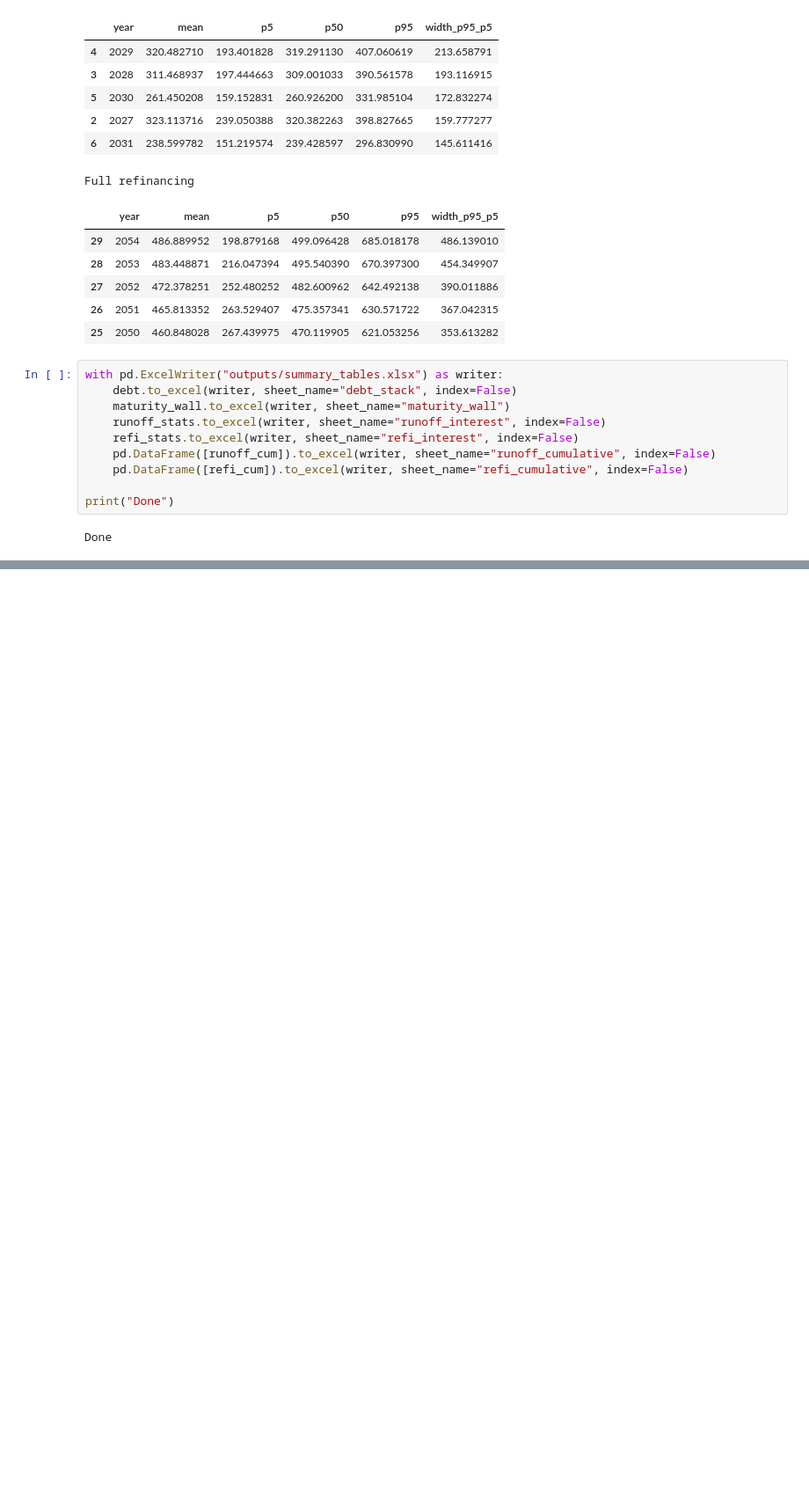
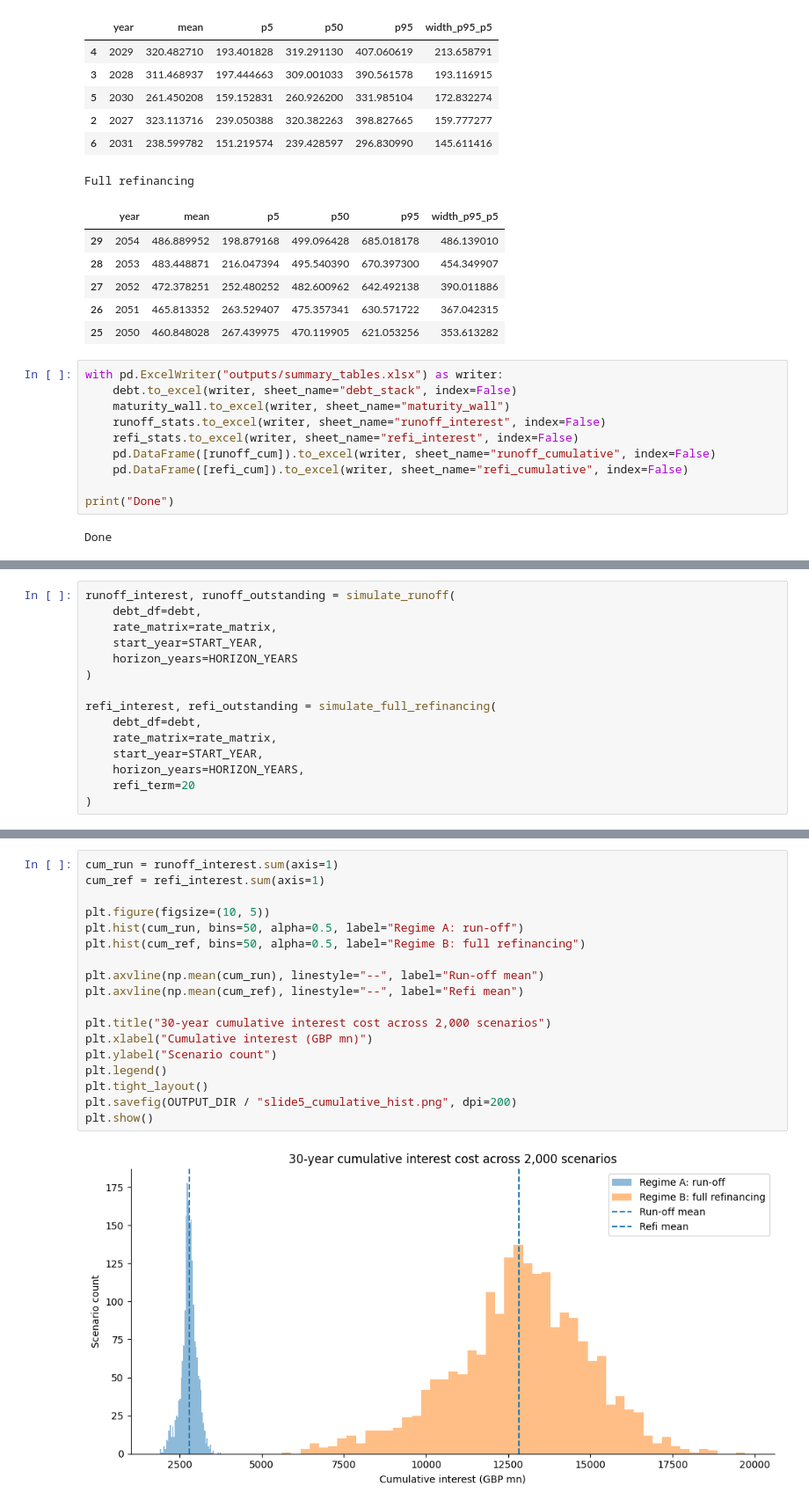
Before and after one commit to shankarvarun01-hash/cadent-debt-sim, a Jupyter notebook: debt_interest_simulation.ipynb, the cells around one changed output, grey strips where cells are left out. Shown at 88% size. Cells and saved outputs as stored; diff of their text form; blank space fills up the shorter version.

```diff
--- a/debt_interest_simulation.ipynb
+++ b/debt_interest_simulation.ipynb
@@ -295,0 +645,15 @@ Done
+# %%
+runoff_interest, runoff_outstanding = simulate_runoff(
+    debt_df=debt,
+    rate_matrix=rate_matrix,
+    start_year=START_YEAR,
+    horizon_years=HORIZON_YEARS
+)
+
+refi_interest, refi_outstanding = simulate_full_refinancing(
+    debt_df=debt,
+    rate_matrix=rate_matrix,
+    start_year=START_YEAR,
+    horizon_years=HORIZON_YEARS,
+    refi_term=20
+)
@@ -295,0 +723,20 @@ Done
+# %%
+cum_run = runoff_interest.sum(axis=1)
+cum_ref = refi_interest.sum(axis=1)
+
+plt.figure(figsize=(10, 5))
+plt.hist(cum_run, bins=50, alpha=0.5, label="Regime A: run-off")
+plt.hist(cum_ref, bins=50, alpha=0.5, label="Regime B: full refinancing")
+
+plt.axvline(np.mean(cum_run), linestyle="--", label="Run-off mean")
+plt.axvline(np.mean(cum_ref), linestyle="--", label="Refi mean")
+
+plt.title("30-year cumulative interest cost across 2,000 scenarios")
+plt.xlabel("Cumulative interest (GBP mn)")
+plt.ylabel("Scenario count")
+plt.legend()
+plt.tight_layout()
+plt.savefig(OUTPUT_DIR / "slide5_cumulative_hist.png", dpi=200)
+plt.show()
+# %% [output]
+[figure, added]
```
Also changed, not shown: parts of 27 cells of this notebook.
